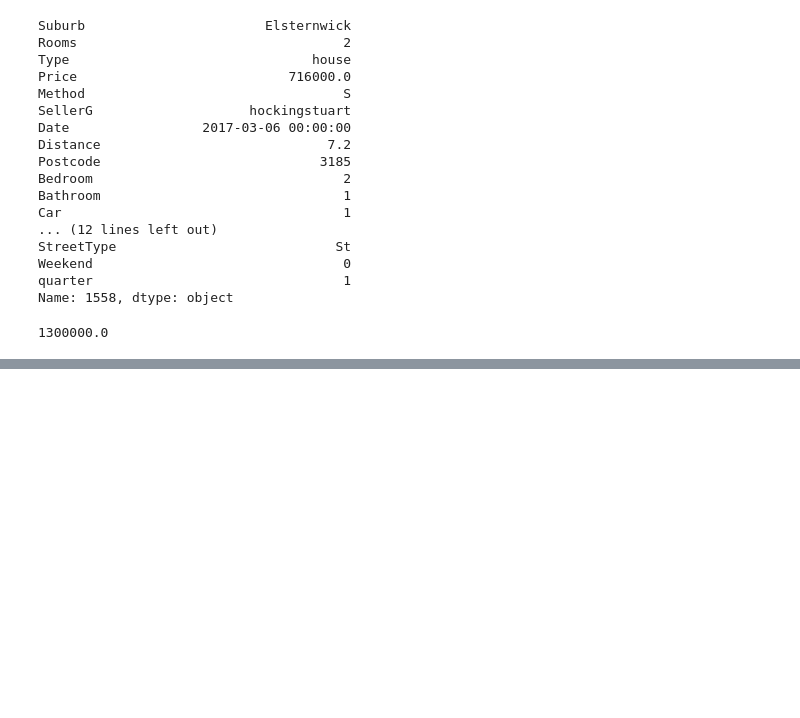
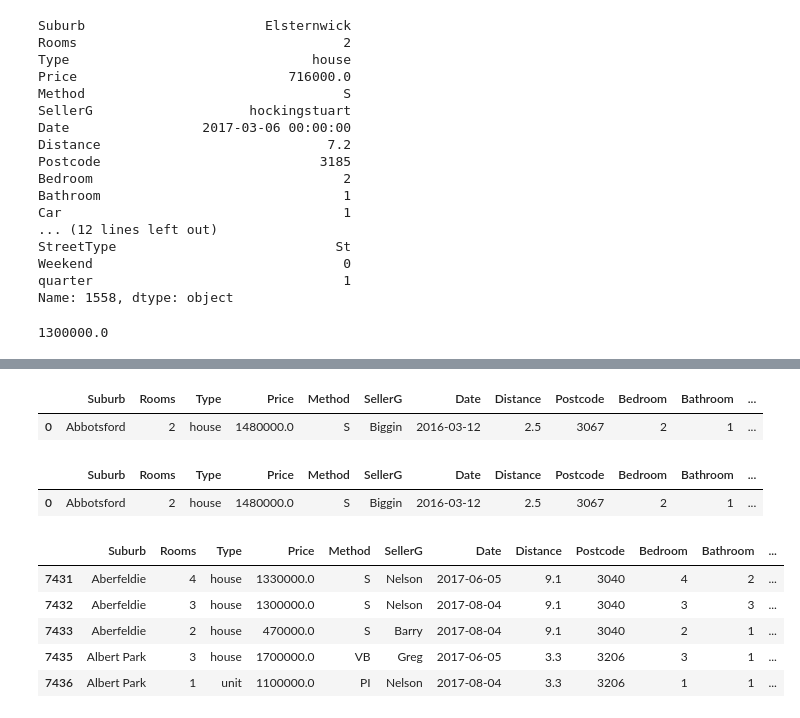
Before and after one commit to modernpacifist/engineering-of-machine-learning-urfu, a Jupyter notebook: python-pro-level/Notebooks/PandasPythonProWalkthrough5_2.ipynb, the cells around one changed output, grey strips where cells are left out. Drawn from its saved outputs; the diff is of its cells as text; code cells hidden in the pictures; blank space fills up the shorter version.

```diff
--- a/python-pro-level/Notebooks/PandasPythonProWalkthrough5_2.ipynb
+++ b/python-pro-level/Notebooks/PandasPythonProWalkthrough5_2.ipynb
@@ -248,0 +393,21 @@ df[mask1 & mask2].sort_values(
+# %%
+df.head(1)
+# %% [output]
+|  | Suburb | Rooms | Type | Price | Method | SellerG | Date | Distance | Postcode | Bedroom | Bathroom | ... |
+| 0 | Abbotsford | 2 | house | 1480000.0 | S | Biggin | 2016-03-12 | 2.5 | 3067 | 2 | 1 | ... |
+# %%
+df.head(1)
+# %% [output]
+|  | Suburb | Rooms | Type | Price | Method | SellerG | Date | Distance | Postcode | Bedroom | Bathroom | ... |
+| 0 | Abbotsford | 2 | house | 1480000.0 | S | Biggin | 2016-03-12 | 2.5 | 3067 | 2 | 1 | ... |
+# %%
+mask = ((df['Date'] > pd.Timestamp(year=2017, month=5, day=1)) & (df['Date'] <= pd.Timestamp(year=2017, month=9, day=1)))
+may_sep_interval = df[mask].copy()
+may_sep_interval.head(5)
+# %% [output]
+|  | Suburb | Rooms | Type | Price | Method | SellerG | Date | Distance | Postcode | Bedroom | Bathroom | ... |
+| 7431 | Aberfeldie | 4 | house | 1330000.0 | S | Nelson | 2017-06-05 | 9.1 | 3040 | 4 | 2 | ... |
+| 7432 | Aberfeldie | 3 | house | 1300000.0 | S | Nelson | 2017-08-04 | 9.1 | 3040 | 3 | 3 | ... |
+| 7433 | Aberfeldie | 2 | house | 470000.0 | S | Barry | 2017-08-04 | 9.1 | 3040 | 2 | 1 | ... |
+| 7435 | Albert Park | 3 | house | 1700000.0 | VB | Greg | 2017-06-05 | 3.3 | 3206 | 3 | 1 | ... |
+| 7436 | Albert Park | 1 | unit | 1100000.0 | PI | Nelson | 2017-08-04 | 3.3 | 3206 | 1 | 1 | ... |
```
Also changed, not shown: parts of 11 cells of this notebook.
